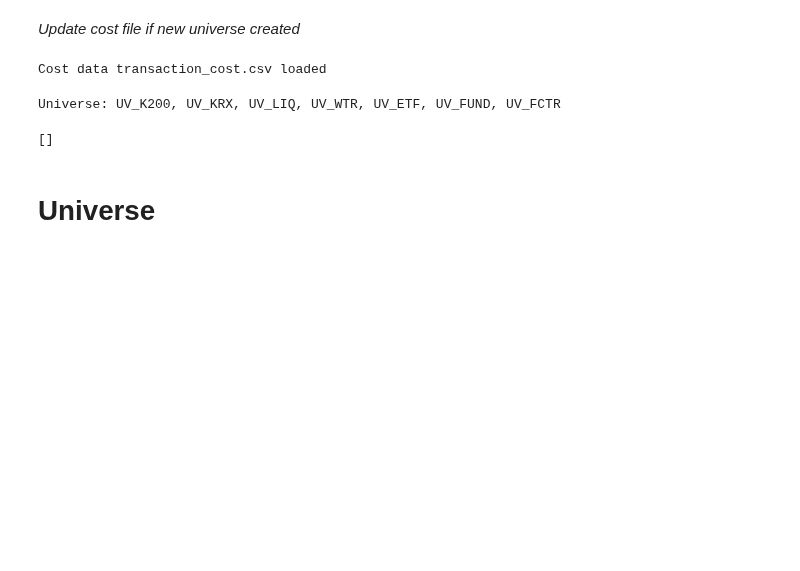
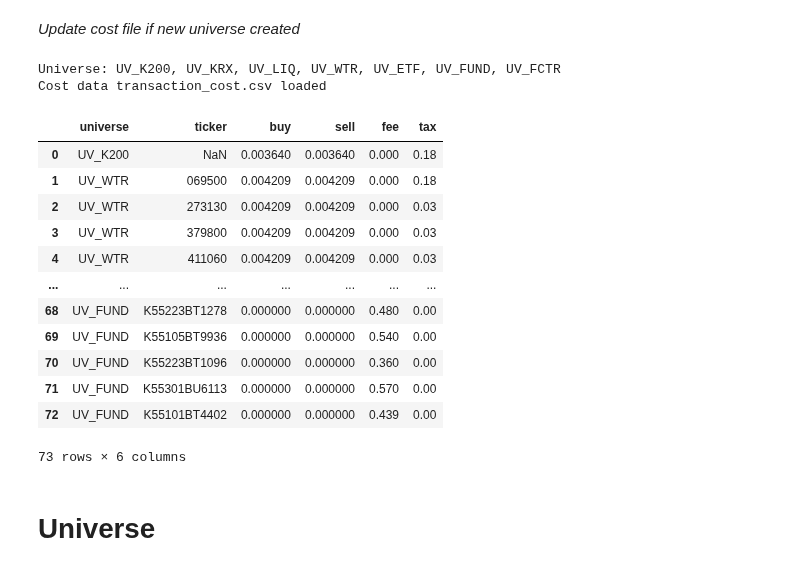
Before and after one commit to lbk209/portfolio, a Jupyter notebook: Allocate_Portfolio.ipynb, the cells around one changed output. Drawn from its saved outputs; the diff is of its cells as text; code cells hidden in the pictures; blank space fills up the shorter version.

```diff
--- a/Allocate_Portfolio.ipynb
+++ b/Allocate_Portfolio.ipynb
@@ -58,17 +58,25 @@ Name: buy, dtype: float64
 # %% [markdown]
 *Update cost file if new universe created*
 # %%
-df_cost = CostManager.load_cost(file_cost, path_tran)
+uvs = PM.review('universes')
+df_cost = CostManager.load_cost(file_cost, path_tran, universes=uvs)
+df_cost
 # %% [output]
+Universe: UV_K200, UV_KRX, UV_LIQ, UV_WTR, UV_ETF, UV_FUND, UV_FCTR
 Cost data transaction_cost.csv loaded
+|  | universe | ticker | buy | sell | fee | tax |
+| 0 | UV_K200 | NaN | 0.003640 | 0.003640 | 0.000 | 0.18 |
+| 1 | UV_WTR | 069500 | 0.004209 | 0.004209 | 0.000 | 0.18 |
+| 2 | UV_WTR | 273130 | 0.004209 | 0.004209 | 0.000 | 0.03 |
+| 3 | UV_WTR | 379800 | 0.004209 | 0.004209 | 0.000 | 0.03 |
+| 4 | UV_WTR | 411060 | 0.004209 | 0.004209 | 0.000 | 0.03 |
+| ... | ... | ... | ... | ... | ... | ... |
+| 68 | UV_FUND | K55223BT1278 | 0.000000 | 0.000000 | 0.480 | 0.00 |
+| 69 | UV_FUND | K55105BT9936 | 0.000000 | 0.000000 | 0.540 | 0.00 |
+| 70 | UV_FUND | K55223BT1096 | 0.000000 | 0.000000 | 0.360 | 0.00 |
+| 71 | UV_FUND | K55301BU6113 | 0.000000 | 0.000000 | 0.570 | 0.00 |
+| 72 | UV_FUND | K55101BT4402 | 0.000000 | 0.000000 | 0.439 | 0.00 |
+73 rows × 6 columns
-# %%
-uvs = PM.review('universes')
-# %% [output]
-Universe: UV_K200, UV_KRX, UV_LIQ, UV_WTR, UV_ETF, UV_FUND, UV_FCTR
-# %%
-[x for x in df_cost.universe.unique() if x not in uvs]
-# %% [output]
-[]
 # %% [markdown]
 # Universe
 # %%
```
Also changed, not shown: parts of 20 cells of this notebook, 1 other file.
